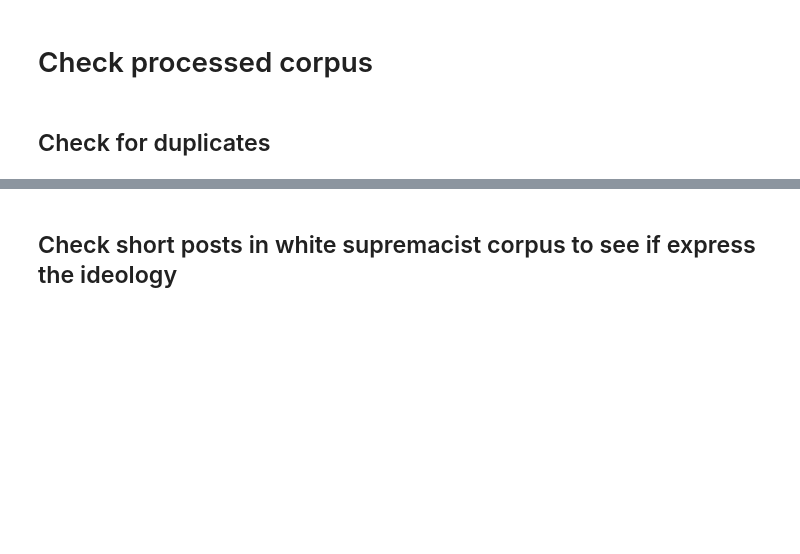
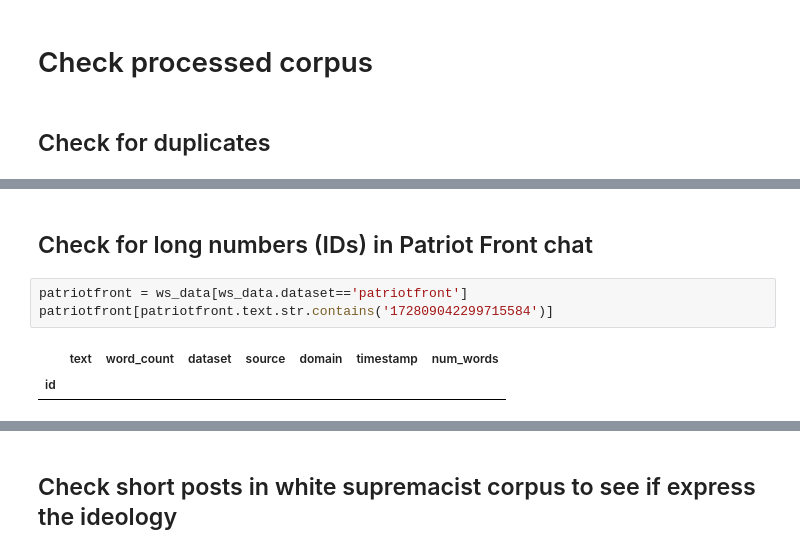
Before and after one commit to michaelmilleryoder/white_supremacist_lang, a Jupyter notebook: jupyter/corpus_stats.ipynb, the cells around one changed output, grey strips where cells are left out. Drawn from its saved outputs; the diff is of its cells as text; blank space fills up the shorter version.

```diff
--- a/jupyter/corpus_stats.ipynb
+++ b/jupyter/corpus_stats.ipynb
@@ -47,0 +82,8 @@ ws_data[ws_data.duplicated(['text'], keep=False)].sort_values('text')
+# %% [markdown]
+## Check for long numbers (IDs) in Patriot Front chat
+# %%
+patriotfront = ws_data[ws_data.dataset=='patriotfront']
+patriotfront[patriotfront.text.str.contains('172809042299715584')]
+# %% [output]
+|  | text | word_count | dataset | source | domain | timestamp | num_words |
+| id |  |  |  |  |  |  |  |
```
Also changed, not shown: parts of 8 cells of this notebook, 12 other files.
